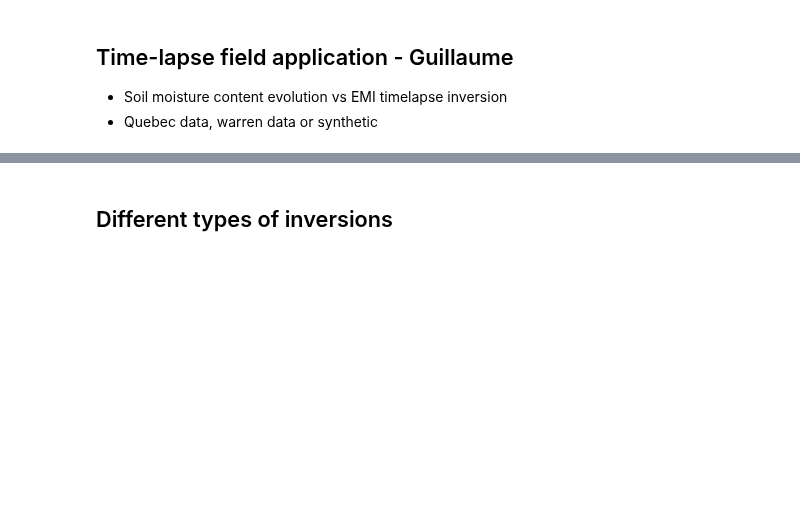
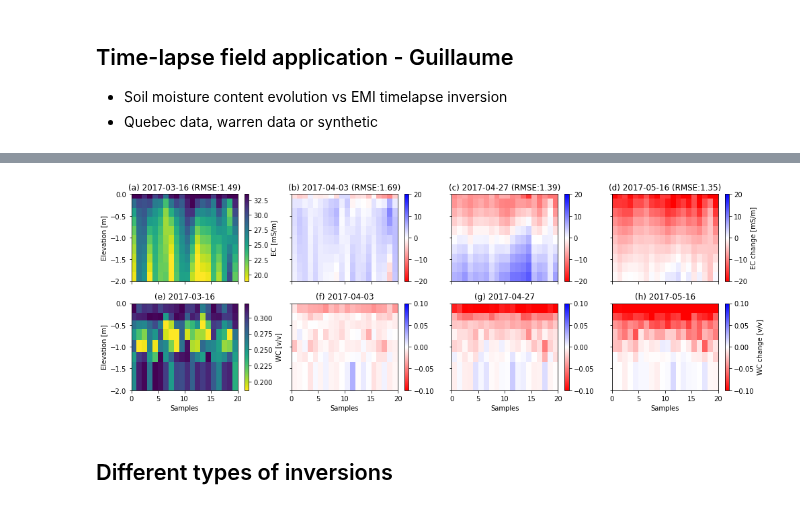
Before and after one commit to hkexgroup/emagpy, a Jupyter notebook: src/em-paper.ipynb, the cells around one changed output, grey strips where cells are left out. Cells and saved outputs as stored; diff of their text form; code cells hidden in the pictures; blank space fills up the shorter version.

```diff
--- a/src/em-paper.ipynb
+++ b/src/em-paper.ipynb
@@ -737,3 +701,52 @@ fig.savefig(outputdir + 'inv-timelapse.jpg', dpi=500)
+# %%
+fnamesWC = [
+        datadir + 'timelapse-wheat/170316_wc.csv',
+        datadir + 'timelapse-wheat/170405_wc.csv',
+        datadir + 'timelapse-wheat/170426_wc.csv',
+        datadir + 'timelapse-wheat/170518_wc.csv',
+        ]
+kwc = Problem()
+kwc.importModel(fnamesWC)
+for i in range(len(fnamesWC)):
+    kwc.models[i] = kwc.models[i][30:50,:]
+    kwc.depths[i] = kwc.depths[i][30:50,:]
+kwc.computeChange()
+# %%
+# graph of inverted conductivities change relative to background
+rmse = k.getRMSE()
+fig, axs = plt.subplots(2, 4, figsize=(14, 5), sharex=True, sharey=True)
+for i, s in enumerate(k.surveys):
+    ax = axs[0, i]
+    if i == 0:
+        k.showResults(i, ax=ax, contour=False, maxDepth=2)
+    else:
+        k.showResults(i, ax=ax, vmin=-20, vmax=20, cmap='bwr_r', contour=False, maxDepth=2)
+    ax.set_title('({:s}) {:s} (RMSE:{:.2f})'.format(letters[i], s.name, rmse['all'].values[i]))
+    ax.set_xlabel('')
+    if i > 2:
+        fig.axes[-1].set_ylabel('EC change [mS/m]')
+    if i > 0:
+        ax.set_ylabel('')
+        if i != 3:
+            fig.axes[-1].set_ylabel('')
+
+    ax = axs[1, i]
+    if i == 0:
+        kwc.showResults(i, ax=ax, contour=False, maxDepth=2)
+        fig.axes[-1].set_ylabel('WC [v/v]')
+    else:
+        kwc.showResults(i, ax=ax, cmap='bwr_r', vmin=-0.1, vmax=0.1, contour=False, maxDepth=2)
+    ax.set_title('({:s}) {:s}'.format(letters[i+4], s.name))
+    if i > 2:
+        fig.axes[-1].set_ylabel('WC change [v/v]')
+    if i > 0:
+        ax.set_ylabel('')
+        if i != 3:
+            fig.axes[-1].set_ylabel('')
+fig.tight_layout()
+fig.savefig(outputdir + 'inv-timelapse2.jpg', dpi=500)
+# %% [output]
+[figure, added]
 # %% [markdown]
 ## Different types of inversions
 # %%
```
Also changed, not shown: parts of 12 cells of this notebook.
